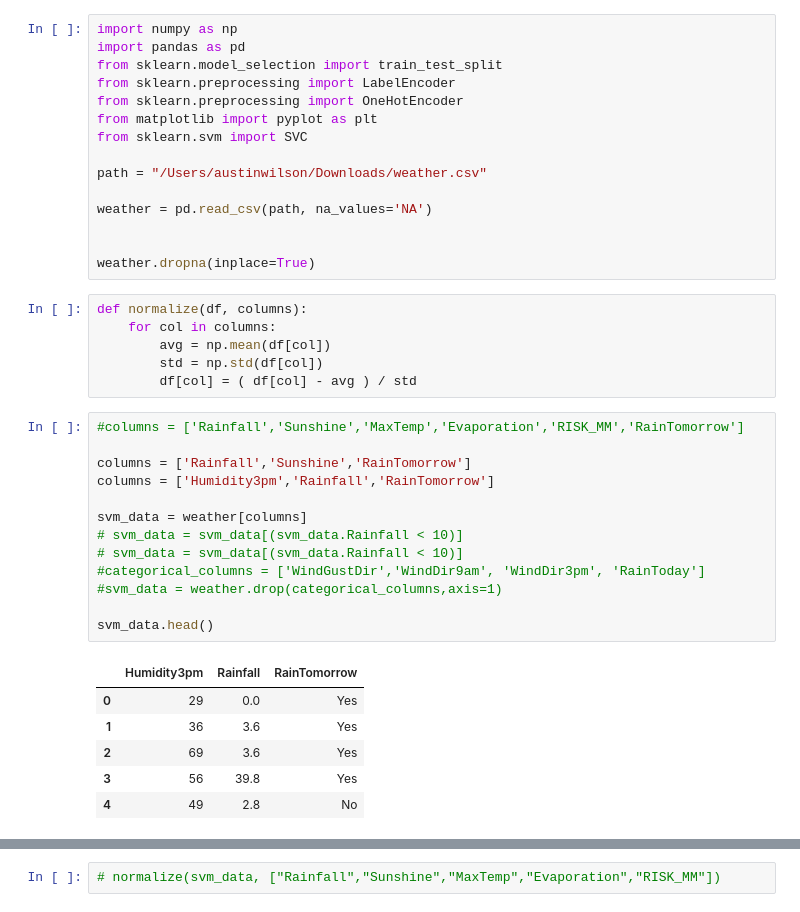
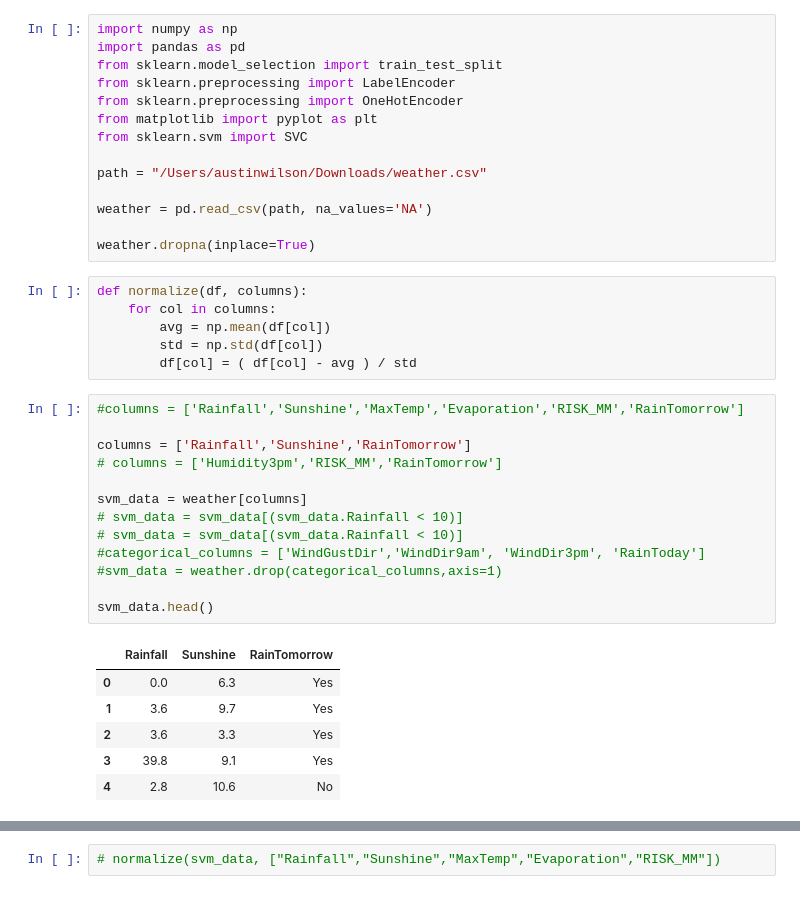
Before and after one commit to austinwilson1224/python, a Jupyter notebook: 177/evelina/svm.ipynb, the cells around one changed output, grey strips where cells are left out. Saved outputs shown, nothing was run; the diff lists cells and outputs as text.

```diff
--- a/177/evelina/svm.ipynb
+++ b/177/evelina/svm.ipynb
@@ -11,7 +11,6 @@ path = "/Users/austinwilson/Downloads/weather.csv"
 
 weather = pd.read_csv(path, na_values='NA')
 
-
 weather.dropna(inplace=True)
 # %%
 def normalize(df, columns):
@@ -22,23 +21,23 @@ def normalize(df, columns):
 # %%
 #columns = ['Rainfall','Sunshine','MaxTemp','Evaporation','RISK_MM','RainTomorrow']
 
 columns = ['Rainfall','Sunshine','RainTomorrow']
-columns = ['Humidity3pm','Rainfall','RainTomorrow']
+# columns = ['Humidity3pm','RISK_MM','RainTomorrow']
 
 svm_data = weather[columns]
 # svm_data = svm_data[(svm_data.Rainfall < 10)]
 # svm_data = svm_data[(svm_data.Rainfall < 10)]
 #categorical_columns = ['WindGustDir','WindDir9am', 'WindDir3pm', 'RainToday']
 #svm_data = weather.drop(categorical_columns,axis=1)
 
 svm_data.head()
 # %% [output]
-|  | Humidity3pm | Rainfall | RainTomorrow |
-| 0 | 29 | 0.0 | Yes |
-| 1 | 36 | 3.6 | Yes |
-| 2 | 69 | 3.6 | Yes |
-| 3 | 56 | 39.8 | Yes |
-| 4 | 49 | 2.8 | No |
+|  | Rainfall | Sunshine | RainTomorrow |
+| 0 | 0.0 | 6.3 | Yes |
+| 1 | 3.6 | 9.7 | Yes |
+| 2 | 3.6 | 3.3 | Yes |
+| 3 | 39.8 | 9.1 | Yes |
+| 4 | 2.8 | 10.6 | No |
 # %%
 le = LabelEncoder()
 svm_data.RainTomorrow = le.fit_transform(svm_data.RainTomorrow)
```
Also changed, not shown: parts of 12 cells of this notebook.
